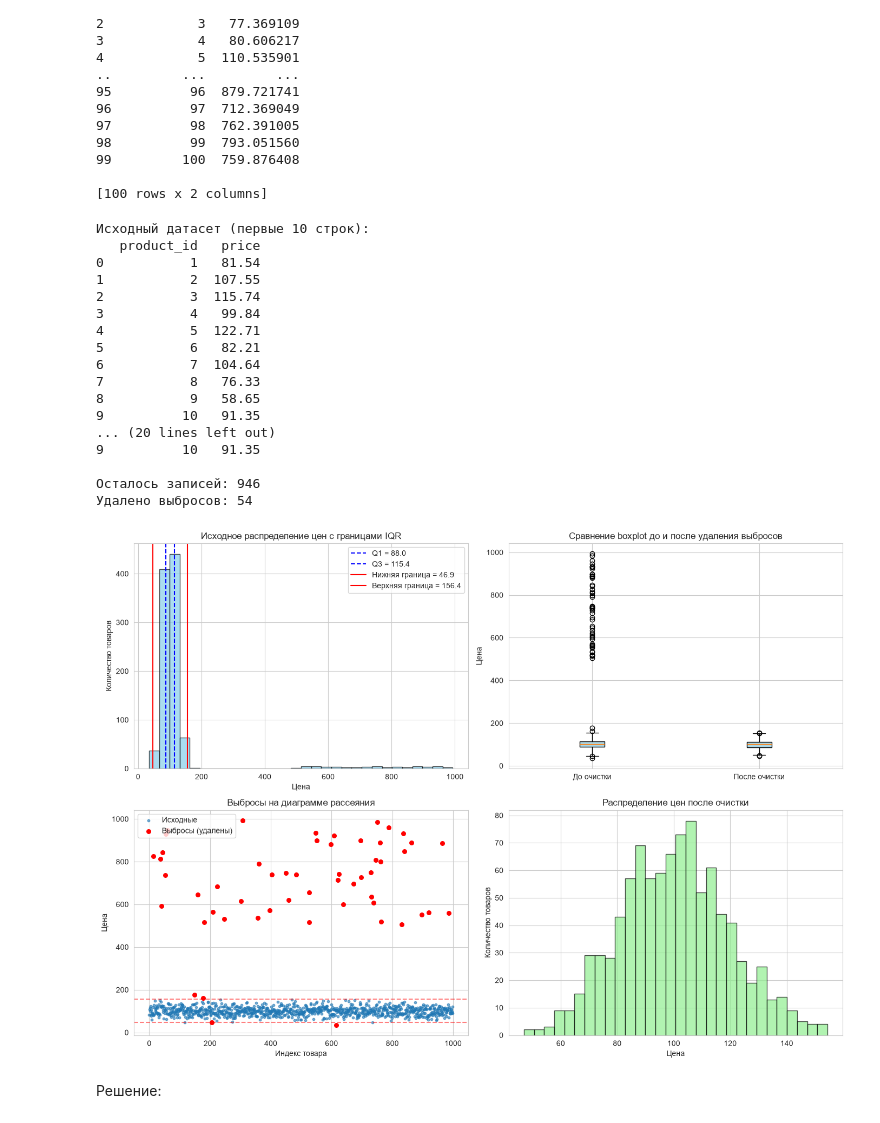
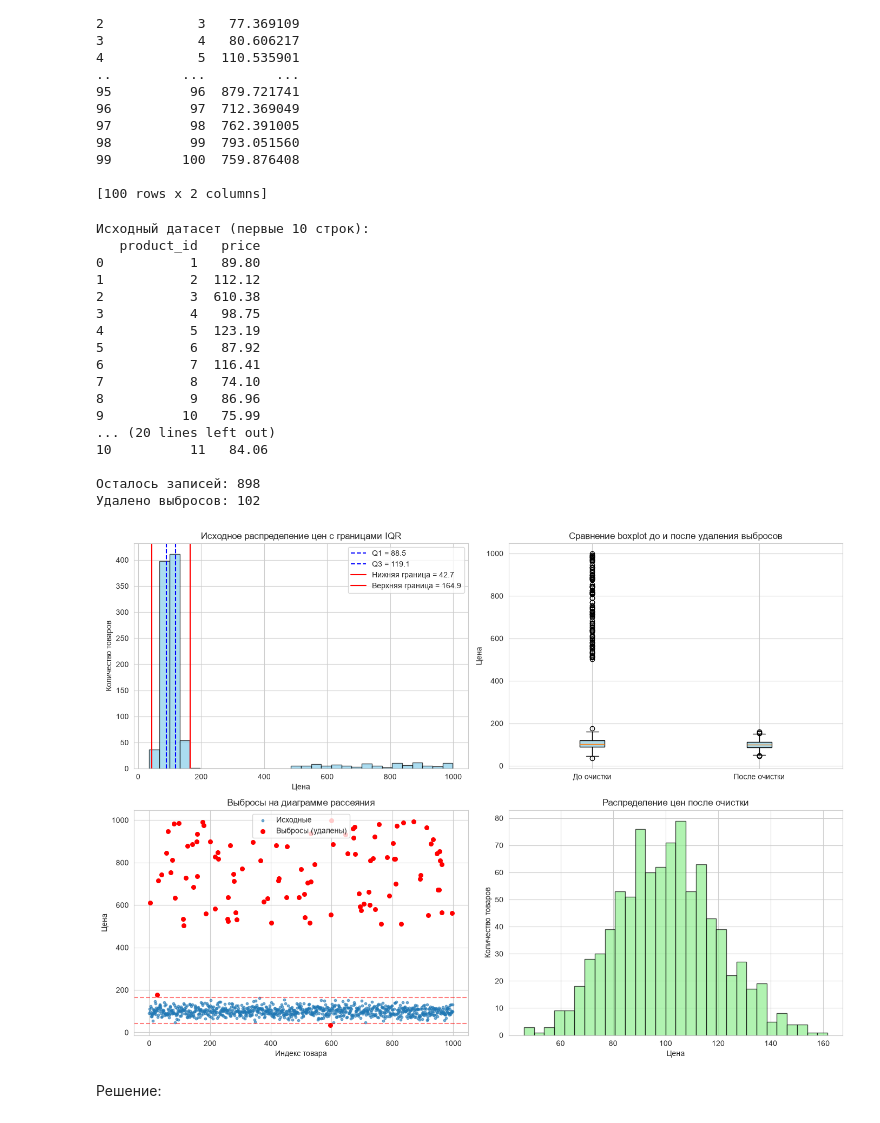
Before and after one commit to WiseSeaSnake/CZN_AD, a Jupyter notebook: 2/2.2/Урок_8_Домашнее_задание.ipynb, the cells around one changed output. Drawn from its saved outputs; the diff is of its cells as text; code cells hidden in the pictures.

```diff
--- a/2/2.2/Урок_8_Домашнее_задание.ipynb
+++ b/2/2.2/Урок_8_Домашнее_задание.ipynb
@@ -192,8 +192,8 @@ import pandas as pd
 np.random.seed(42)
 
 # --- 1. Генерация данных ---
-n_usual = 950        # товары со средней ценой ~100 руб.
-n_expensive = 50     # дорогие товары (симуляция выбросов)
+n_usual = 900        # товары со средней ценой ~100 руб.
+n_expensive = 100     # дорогие товары (симуляция выбросов)
 
 # Обычные цены (нормальное распределение)
 prices_usual = np.random.normal(loc=100, scale=20, size=n_usual)
@@ -207,7 +207,6 @@ prices_expensive = np.round(prices_expensive, 2)
 prices = np.concatenate([prices_usual, prices_expensive])
 np.random.shuffle(prices)
 
-# Создаём DataFrame (только ID и цена)
 df = pd.DataFrame({
     'product_id': range(1, len(prices) + 1),
     'price': prices
@@ -239,8 +238,6 @@ print("\nОчищенный датасет (первые 10 строк):")
 print(df_cleaned.head(10))
 print(f"\nОсталось записей: {len(df_cleaned)}")
 print(f"Удалено выбросов: {len(df) - len(df_cleaned)}")
-
-
 
 sns.set_style("whitegrid")
 plt.figure(figsize=(14, 10))
@@ -268,47 +265,47 @@ plt.xticks([1, 2], ['До очистки', 'После очистки'])   # ←
 plt.title('Сравнение boxplot до и после удаления выбросов')
 plt.ylabel('Цена')
 
 # ---- 3. Диаграмма рассеяния (индекс vs цена) до очистки ----
 plt.subplot(2, 2, 3)
 plt.scatter(df.index, df['price'], alpha=0.6, s=10, label='Исходные')
 # Отметим выбросы (те, что будут удалены)
 outliers = df[(df['price'] < lower_bound) | (df['price'] > upper_bound)]
 plt.scatter(outliers.index, outliers['price'], color='red', s=30, label='Выбросы (удалены)')
 plt.axhline(lower_bound, color='red', linestyle='--', alpha=0.5)
 plt.axhline(upper_bound, color='red', linestyle='--', alpha=0.5)
 plt.xlabel('Индекс товара')
 plt.ylabel('Цена')
 plt.title('Выбросы на диаграмме рассеяния')
 plt.legend()
 
 # ---- 4. Гистограмма очищенных данных ----
 plt.subplot(2, 2, 4)
 plt.hist(df_cleaned['price'], bins=30, color='lightgreen', edgecolor='black', alpha=0.7)
 plt.xlabel('Цена')
 plt.ylabel('Количество товаров')
 plt.title('Распределение цен после очистки')
 
 plt.tight_layout()
 plt.show()
 # %% [output]
 Исходный датасет (первые 10 строк):
    product_id   price
-0           1   81.54
-1           2  107.55
-2           3  115.74
-3           4   99.84
-4           5  122.71
-5           6   82.21
-6           7  104.64
-7           8   76.33
-8           9   58.65
-9          10   91.35
+0           1   89.80
+1           2  112.12
+2           3  610.38
+3           4   98.75
+4           5  123.19
+5           6   87.92
+6           7  116.41
+7           8   74.10
+8           9   86.96
+9          10   75.99
 ... (20 lines left out)
-9          10   91.35
+10          11   84.06
 
-Осталось записей: 946
-Удалено выбросов: 54
+Осталось записей: 898
+Удалено выбросов: 102
-[figure, old version]
+[figure, new version]
 # %% [markdown]
 Решение:
 # %%
```
Also changed, not shown: parts of 1 cell of this notebook, 1 other file.
